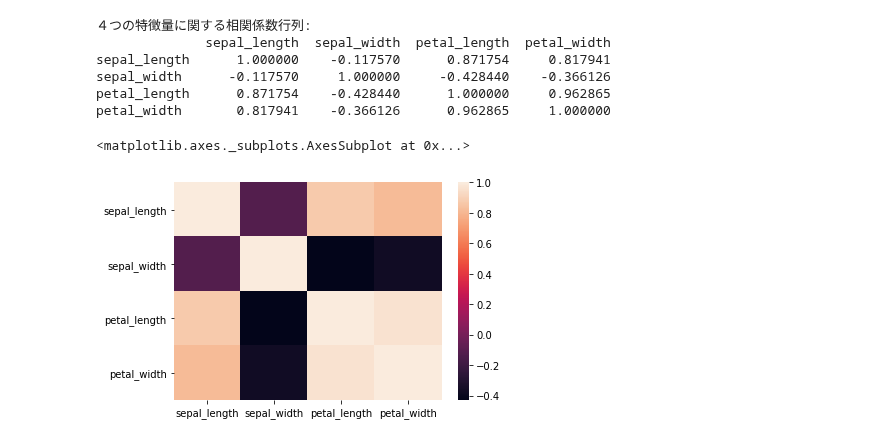
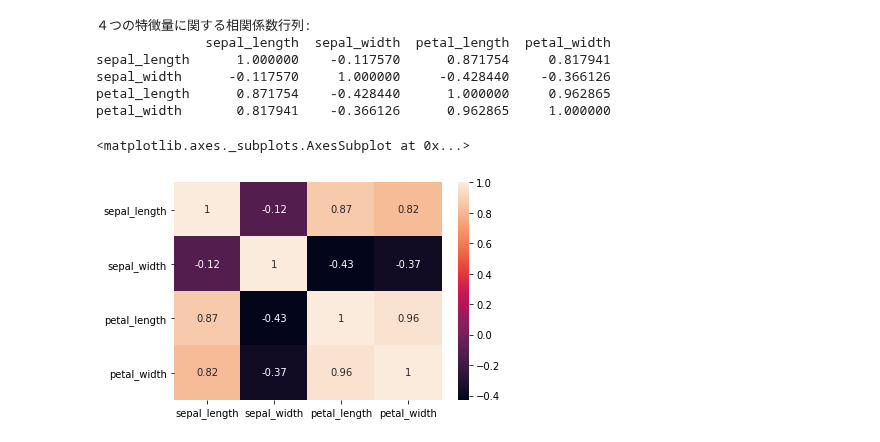
Before and after one commit to Tomoaki-Ishii-DIC/diveintocode-ml, a Jupyter notebook: week3_授業前課題_1_アヤメの分析.ipynb, the cells around one changed output. Cells and saved outputs as stored; diff of their text form; code cells hidden in the pictures.

Commit message:
fourth commit : I added correlation number to the heat map.

```diff
--- a/week3_授業前課題_1_アヤメの分析.ipynb
+++ b/week3_授業前課題_1_アヤメの分析.ipynb
@@ -484,11 +484,14 @@ petal_width       0.817941    -0.366126      0.962865     1.000000
 # %%
 #4 相関係数行列のヒートマップを作る(１つ)
 #plt.xlabel("column")
 #plt.ylabel("row")
 #plt.title("heatmap")
 #plt.pcolor(df_correlation_matrix)
 #plt.show()
-sns.heatmap(df_correlation_matrix)
+
+#sns.heatmap(df_correlation_matrix)
+
+sns.heatmap(df_correlation_matrix, annot=True)
 # %% [output]
 <matplotlib.axes._subplots.AxesSubplot at 0x...>
-[figure, old version]
+[figure, new version]
```
